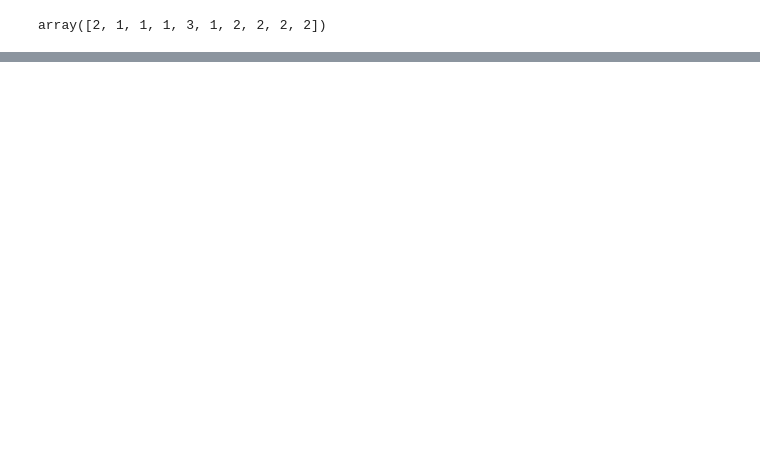
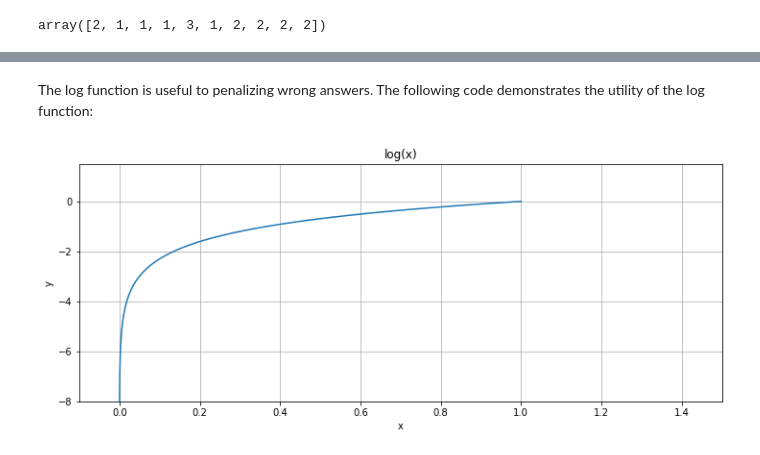
Before and after one commit to AlexNedyalkov/Washington-University-Application-Neural-Networks, a Jupyter notebook: Module_4_Practice_Keras_Classification_AUC_ROC_ipynb.ipynb, the cells around one changed output, grey strips where cells are left out. Saved outputs shown, nothing was run; the diff lists cells and outputs as text; code cells hidden in the pictures; blank space fills up the shorter version.

```diff
--- a/Module_4_Practice_Keras_Classification_AUC_ROC_ipynb.ipynb
+++ b/Module_4_Practice_Keras_Classification_AUC_ROC_ipynb.ipynb
@@ -495,0 +556,25 @@ accuracy_score(y_compare, pred)
+# %% [markdown]
+The log function is useful to penalizing wrong answers.  The following code demonstrates the utility of the log function:
+# %%
+%matplotlib inline
+from matplotlib.pyplot import figure, show
+from numpy import arange, sin, pi
+
+#t = arange(1e-5, 5.0, 0.00001)
+#t = arange(1.0, 5.0, 0.00001) # computer scientists
+t = arange(0.0, 1.0, 0.00001)  # data     scientists
+
+fig = figure(1,figsize=(12, 10))
+
+ax1 = fig.add_subplot(211)
+ax1.plot(t, np.log(t))
+ax1.grid(True)
+ax1.set_ylim((-8, 1.5))
+ax1.set_xlim((-0.1, 1.5))
+ax1.set_xlabel('x')
+ax1.set_ylabel('y')
+ax1.set_title('log(x)')
+
+show()
+# %% [output]
+[figure, added]
```
Also changed, not shown: parts of 21 cells of this notebook.
